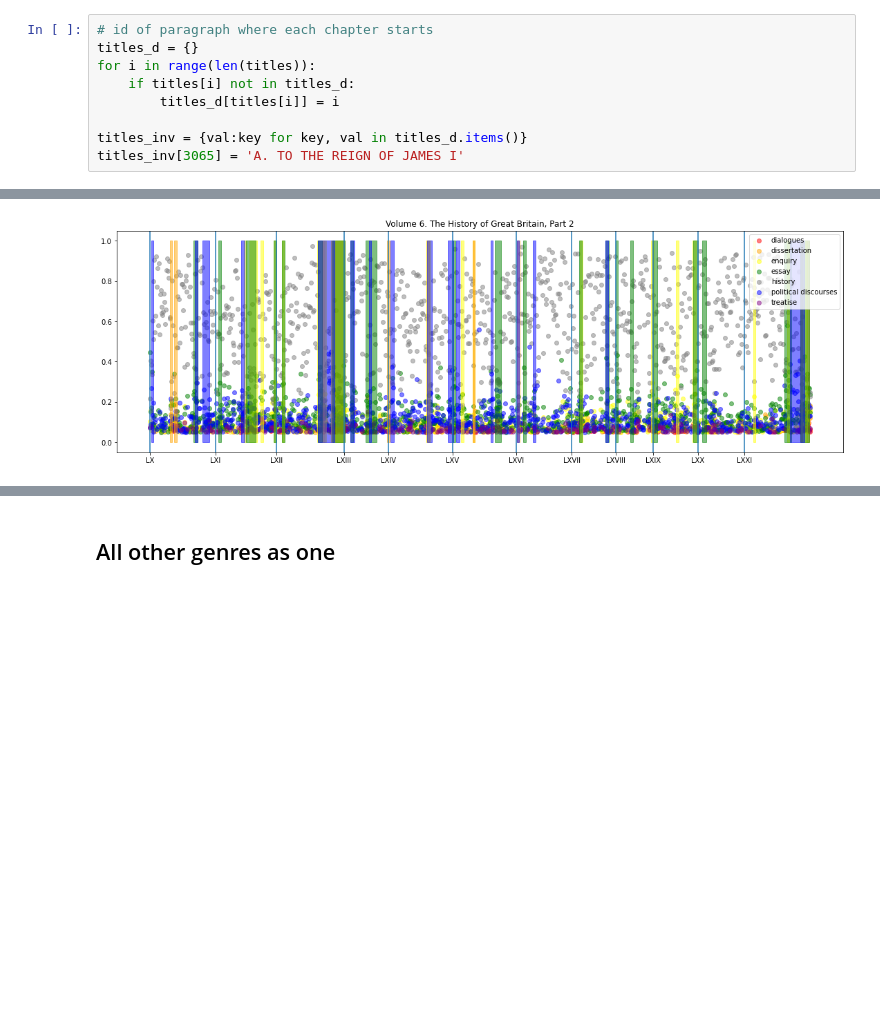
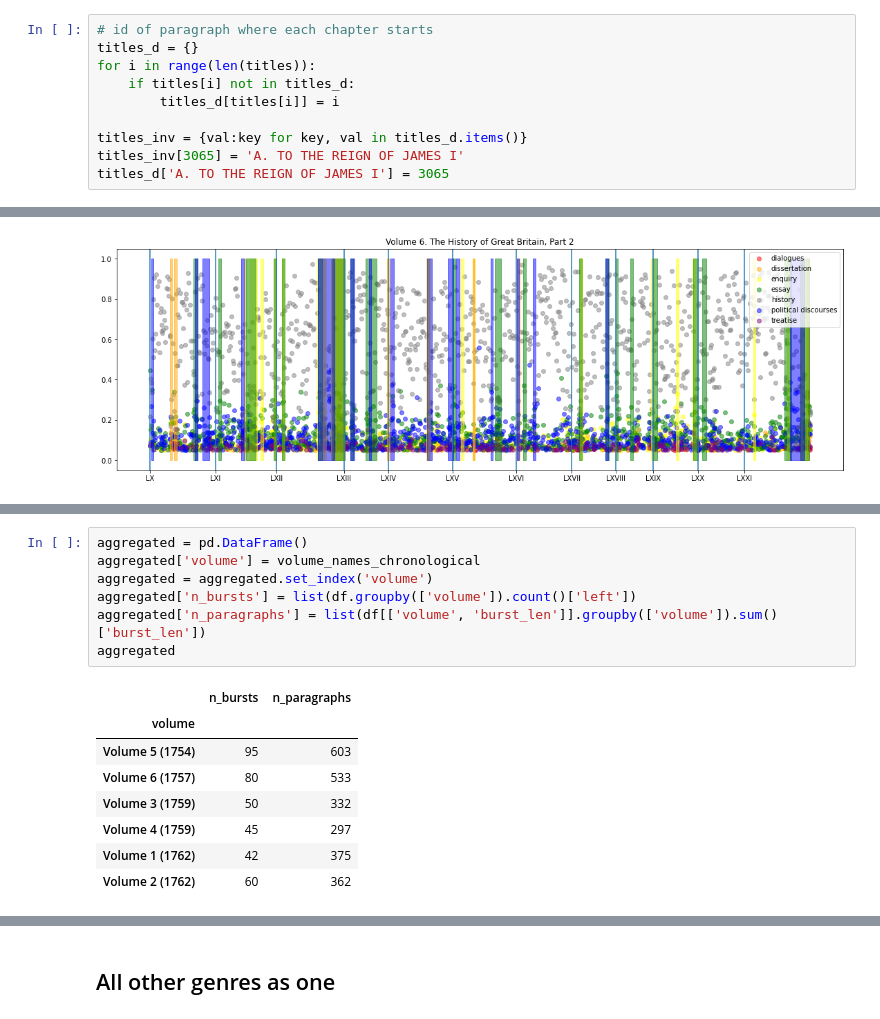
Before and after one commit to vbunt/hume-classifier, a Jupyter notebook: what is inside history?.ipynb, the cells around one changed output, grey strips where cells are left out. Drawn from its saved outputs; the diff is of its cells as text; blank space fills up the shorter version.

```diff
--- a/what is inside history?.ipynb
+++ b/what is inside history?.ipynb
@@ -30,6 +30,7 @@ for i in range(len(titles)):
 
 titles_inv = {val:key for key, val in titles_d.items()}
 titles_inv[3065] = 'A. TO THE REIGN OF JAMES I'
+titles_d['A. TO THE REIGN OF JAMES I'] = 3065
 # %%
 # on which paragraph and chapter each volume starts
 volume_start = [('I', 0), ('XII', 708), ('XXIV', 1500), ('XXXVIII', 2245),
@@ -248,0 +319,16 @@ for i in range(1, 7):
+# %%
+aggregated = pd.DataFrame()
+aggregated['volume'] = volume_names_chronological
+aggregated = aggregated.set_index('volume')
+aggregated['n_bursts'] = list(df.groupby(['volume']).count()['left'])
+aggregated['n_paragraphs'] = list(df[['volume', 'burst_len']].groupby(['volume']).sum()['burst_len'])
+aggregated
+# %% [output]
+|  | n_bursts | n_paragraphs |
+| volume |  |  |
+| Volume 5 (1754) | 95 | 603 |
+| Volume 6 (1757) | 80 | 533 |
+| Volume 3 (1759) | 50 | 332 |
+| Volume 4 (1759) | 45 | 297 |
+| Volume 1 (1762) | 42 | 375 |
+| Volume 2 (1762) | 60 | 362 |
```
Also changed, not shown: parts of 8 cells of this notebook.
